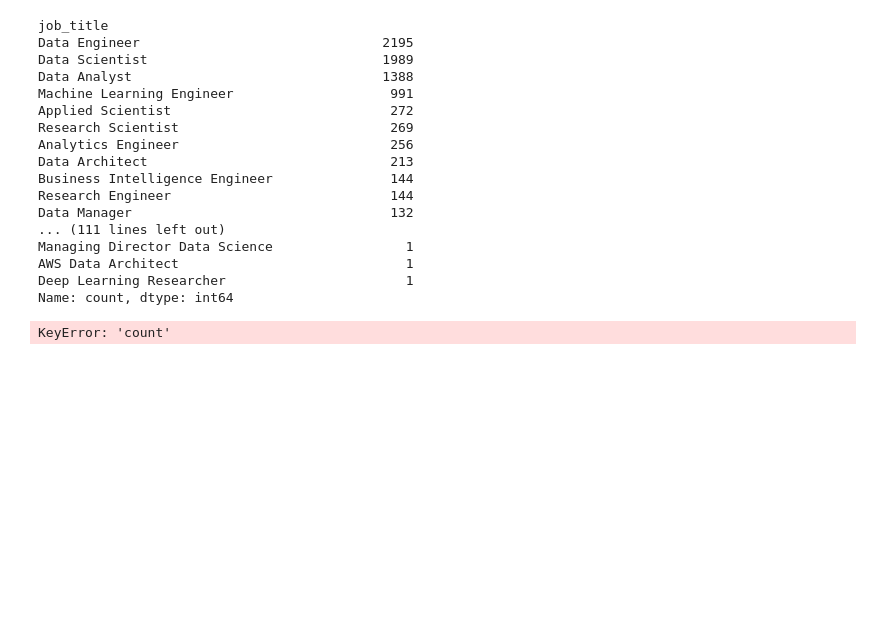
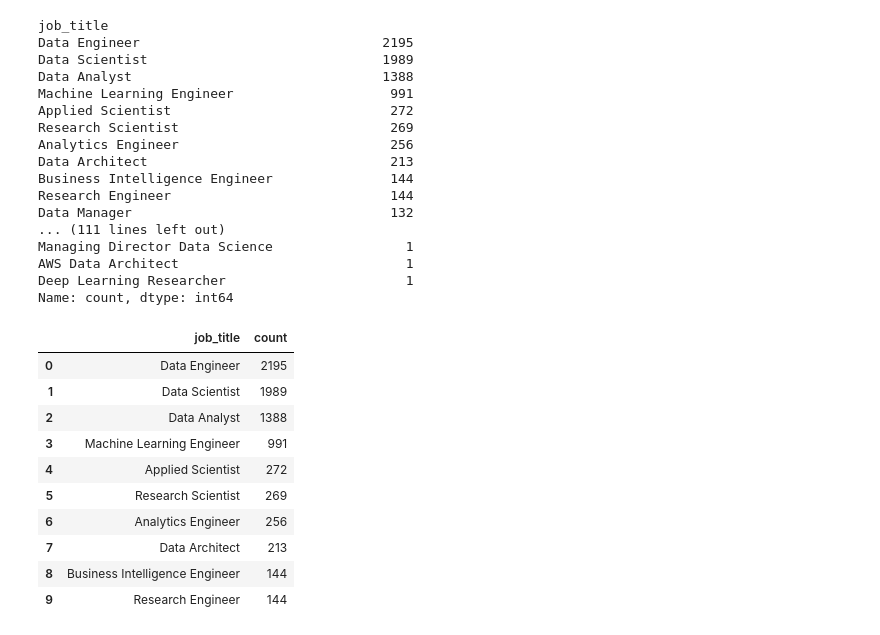
Before and after one commit to chonyeagoro/Project_-1, a Jupyter notebook: Jobs_salaries.ipynb, the cells around one changed output. Drawn from its saved outputs; the diff is of its cells as text; code cells hidden in the pictures; blank space fills up the shorter version.

```diff
--- a/Jobs_salaries.ipynb
+++ b/Jobs_salaries.ipynb
@@ -89,17 +108,20 @@ AWS Data Architect                             1
 Deep Learning Researcher                       1
 Name: count, dtype: int64
 # %%
-#Finding the top 10 jobs (The jobs with the most employees)
-#df["job_title"] = pd.to_numeric(df["job_title"], errors='coerce')
-#top_10_values = df.nlargest(10, "job_title")
-
-# Print the top 10 values
-#print("Top 10 values:")
-#print(top_10_values)
-#df['job_title'].value_counts()
-
+#Get the top 10 job titles
 data_df= df['job_title'].value_counts().reset_index()
-data_df.columns = ['job_title', "count"]
-data_df= df.sort_values(by="count", ascending=False)
+data_df.columns = ['job_title', 'count']
+data_df = data_df.sort_values(by='count', ascending=False)
+data_df.head(10)
 # %% [output]
-KeyError: 'count'
+|  | job_title | count |
+| 0 | Data Engineer | 2195 |
+| 1 | Data Scientist | 1989 |
+| 2 | Data Analyst | 1388 |
+| 3 | Machine Learning Engineer | 991 |
+| 4 | Applied Scientist | 272 |
+| 5 | Research Scientist | 269 |
+| 6 | Analytics Engineer | 256 |
+| 7 | Data Architect | 213 |
+| 8 | Business Intelligence Engineer | 144 |
+| 9 | Research Engineer | 144 |
```
Also changed, not shown: parts of 6 cells of this notebook.
